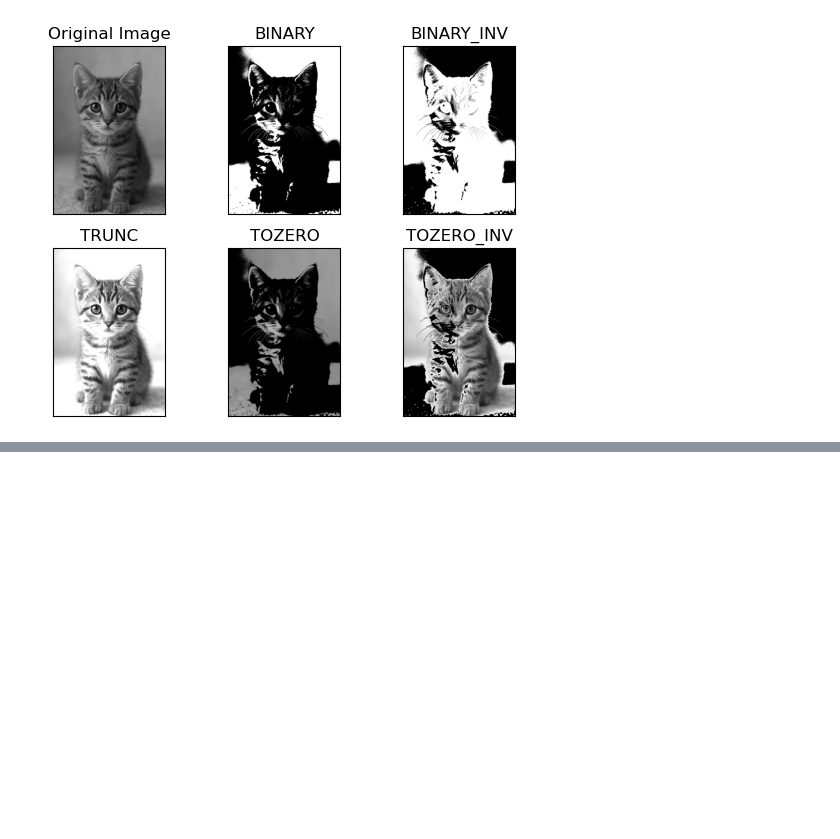
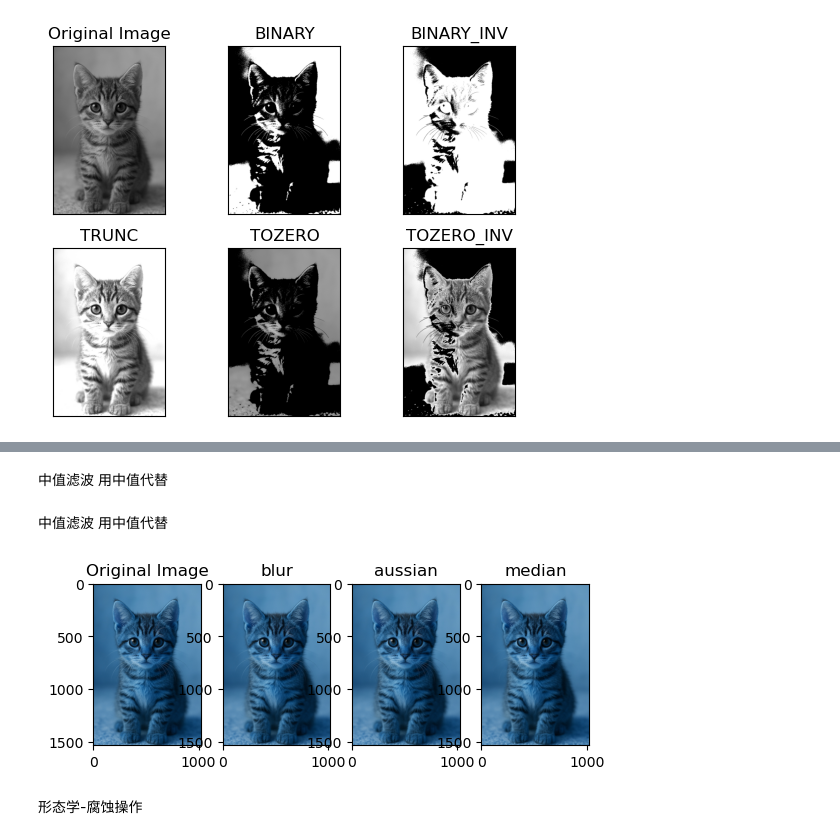
Before and after one commit to AssassinCow/-CV-, a Jupyter notebook: cv_basic.ipynb, the cells around one changed output, grey strips where cells are left out. Saved outputs shown, nothing was run; the diff lists cells and outputs as text; code cells hidden in the pictures; blank space fills up the shorter version.

```diff
--- a/cv_basic.ipynb
+++ b/cv_basic.ipynb
@@ -169,0 +179,3 @@ plt.show()
+# %%
+blur=cv2.blur(img,(3,3))
+cv_show('blur',blur)
@@ -169,0 +202,12 @@ plt.show()
+# %%
+aussian=cv2.GaussianBlur(img,(5,5),1)
+cv_show('aussian',aussian)
+# %% [markdown]
+中值滤波
+用中值代替
+# %% [markdown]
+中值滤波
+用中值代替
+# %%
+median=cv2.medianBlur(img,5)
+cv_show('median',median)
@@ -169,0 +218,12 @@ plt.show()
+# %%
+titles=['Original Image','blur','aussian','median']
+images=[img,blur,aussian,median]
+for i in range(4):
+    plt.subplot(1,4,i+1)
+    plt.imshow(images[i])
+    plt.title(titles[i])
+plt.show()
+# %% [output]
+[figure, added]
+# %% [markdown]
+形态学-腐蚀操作
```
Also changed, not shown: parts of 44 cells of this notebook.
